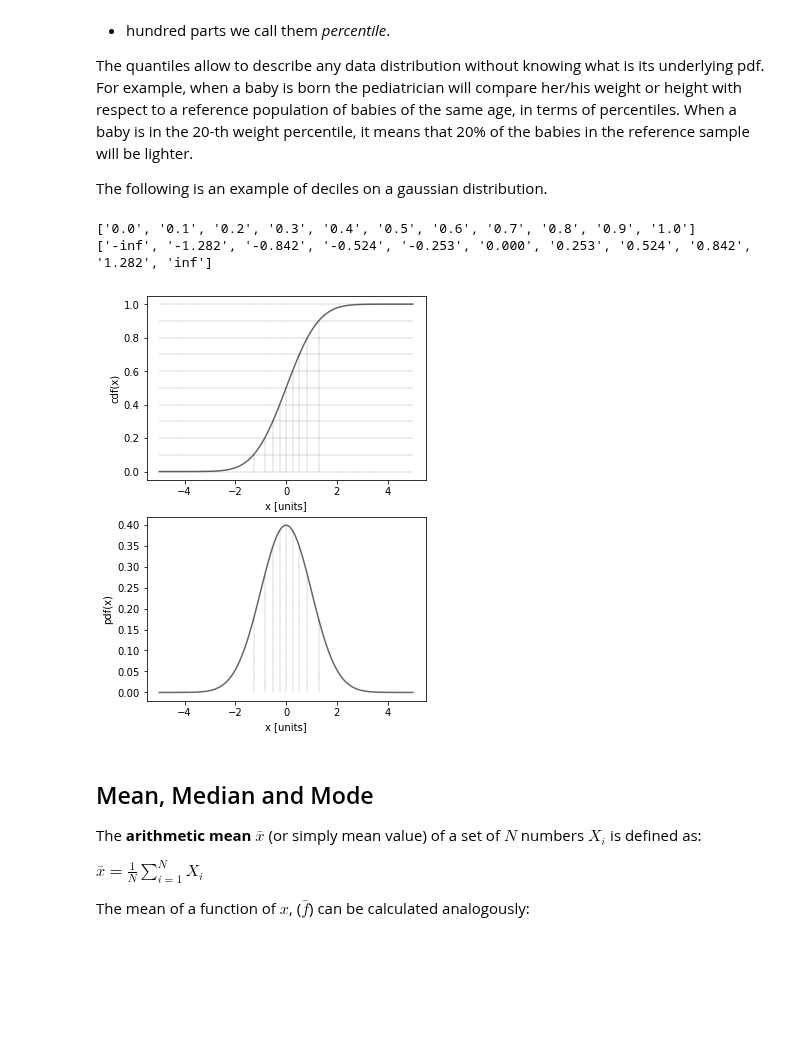
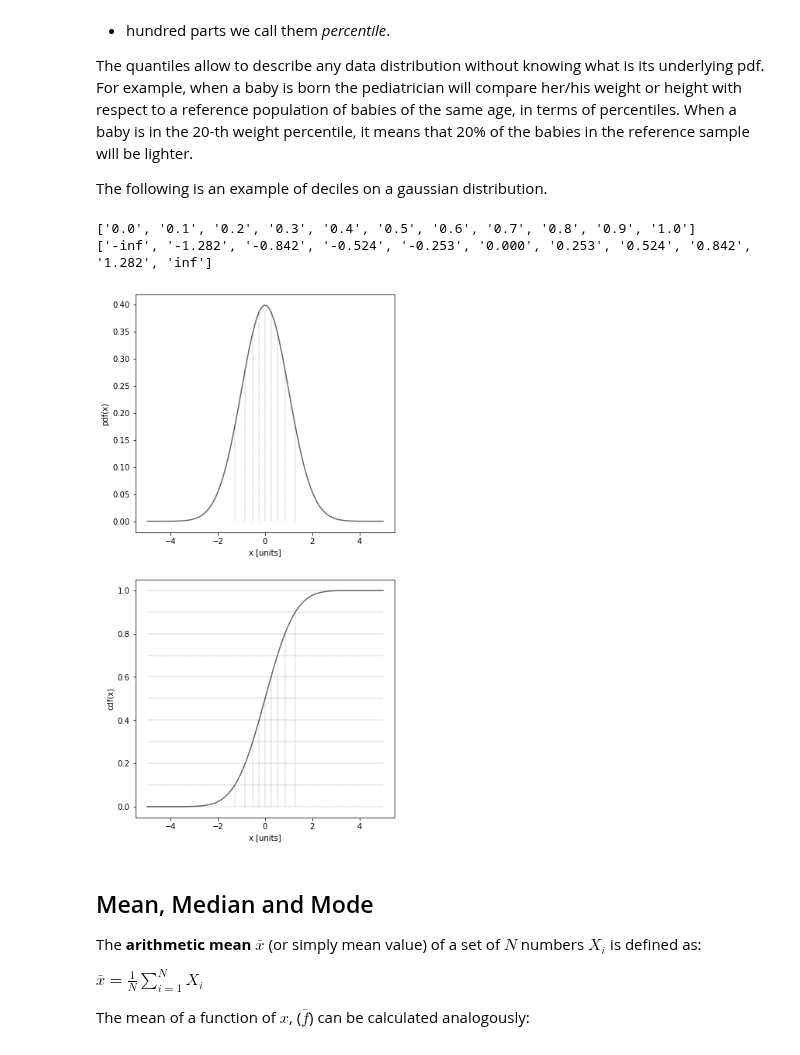
Before and after one commit to mdonega/hep-datanalysis-jb, a Jupyter notebook: book/probability.ipynb, the cells around one changed output. Drawn from its saved outputs; the diff is of its cells as text; code cells hidden in the pictures; blank space fills up the shorter version.

```diff
--- a/book/probability.ipynb
+++ b/book/probability.ipynb
@@ -517,44 +517,44 @@ import numpy as np
 import matplotlib.pyplot as plt
 %matplotlib inline
 
-plt.figure(figsize=[5,15])
+plt.figure(figsize=[6,25])
 
 # cumulative of the gaussian pdf
-plt.subplot(211)
+plt.subplot(212)
 x = np.linspace(-5,5,100)
 plt.plot(x, norm.cdf(x),'k-', alpha=0.6)
 plt.xlabel(r'x [units]')
 plt.ylabel(r'cdf(x)')
 
 # draw vertical lines
 for i in range(0,11):
     step = i*0.1
     plt.plot([-5,5], [step, step], 'k--', lw='0.2')
     plt.plot([norm.ppf(step),norm.ppf(step)], [step, 0], 'k--', lw='0.2')
 
 # gaussian pdf
-plt.subplot(212)
+plt.subplot(211)
 plt.subplots_adjust(top=0.5)
 x = np.linspace(-5,5,100)
 plt.plot(x, norm.pdf(x),'k-', alpha=0.6)
 plt.xlabel(r'x [units]')
 plt.ylabel(r'pdf(x)')
 
 # write out the corresponding numerical values
 s =[]
 p =[]
 for i in range(0,11):
     step = i*0.1
     s.append("{:.1f}".format(step))
     p.append("{:.3f}".format(norm.ppf(step)))
     plt.plot([norm.ppf(step),norm.ppf(step)], [norm.pdf(norm.ppf(step)), 0], 'k--', lw='0.2')
 
 print (s)
 print (p)
 # %% [output]
 ['0.0', '0.1', '0.2', '0.3', '0.4', '0.5', '0.6', '0.7', '0.8', '0.9', '1.0']
 ['-inf', '-1.282', '-0.842', '-0.524', '-0.253', '0.000', '0.253', '0.524', '0.842', '1.282', 'inf']
-[figure, old version]
+[figure, new version]
 # %% [markdown]
 ## Mean, Median and Mode
 
```
Also changed, not shown: parts of 11 cells of this notebook, 10 other files.
